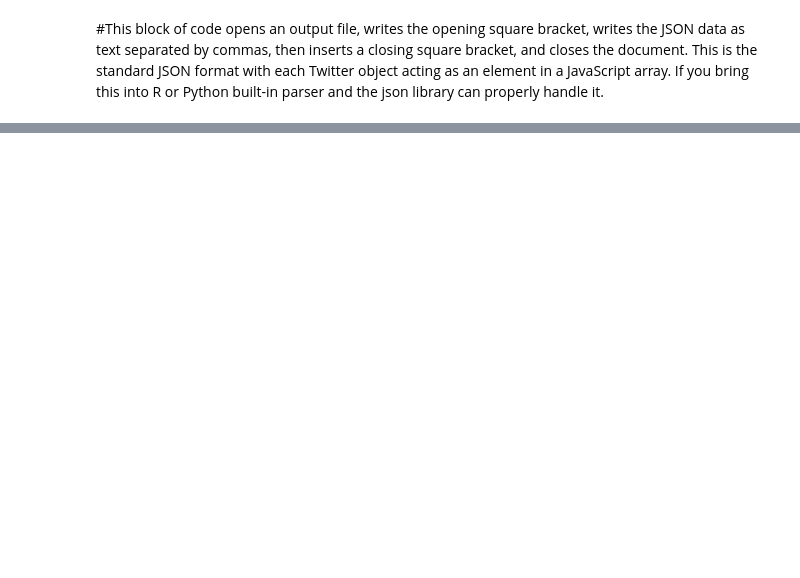
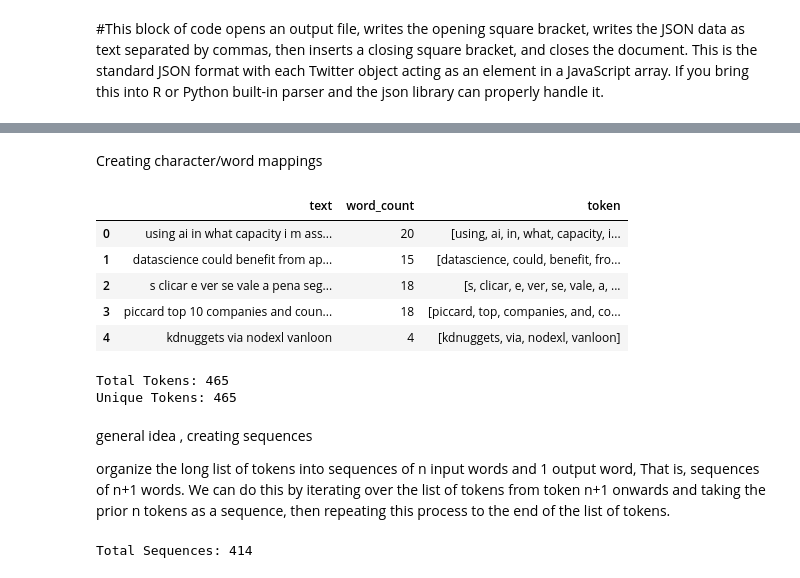
Before and after one commit to ManaliSharma/Umbrella_Academy, a Jupyter notebook: After_Metadata.ipynb, the cells around one changed output, grey strips where cells are left out. Saved outputs shown, nothing was run; the diff lists cells and outputs as text; code cells hidden in the pictures; blank space fills up the shorter version.

```diff
--- a/After_Metadata.ipynb
+++ b/After_Metadata.ipynb
@@ -217,0 +229,32 @@ plt.axis("off")
+# %% [markdown]
+Creating character/word mappings
+# %%
+import string
+
+# turn a doc into clean tokens
+def clean_doc(row):
+    # replace '--' with a space ' '
+    text = row['text']
+    text = text.replace('--', ' ')
+    # split into tokens by white space
+    tokens = text.split()
+    # remove punctuation from each token
+    table = str.maketrans('', '', string.punctuation)
+    tokens = [w.translate(table) for w in tokens]
+    # remove remaining tokens that are not alphabetic
+    tokens = [word for word in tokens if word.isalpha()]
+    # make lower case
+    tokens = [word.lower() for word in tokens]
+    return tokens
+# %%
+df_cleaner['token'] = df_cleaner.apply(lambda row: clean_doc(row), axis =1)
+#loaded document as an argument and returns an array of clean tokens.
+# %%
+df_cleaner.head()
+# %% [output]
+|  | text | word_count | token |
+| 0 | using ai in what capacity i m ass... | 20 | [using, ai, in, what, capacity, i... |
+| 1 | datascience could benefit from ap... | 15 | [datascience, could, benefit, fro... |
+| 2 | s clicar e ver se vale a pena seg... | 18 | [s, clicar, e, ver, se, vale, a, ... |
+| 3 | piccard top 10 companies and coun... | 18 | [piccard, top, companies, and, co... |
+| 4 | kdnuggets via nodexl vanloon | 4 | [kdnuggets, via, nodexl, vanloon] |
@@ -217,0 +268,28 @@ plt.axis("off")
+# %%
+df_tokens=list_creation(df_cleaner['token'])
+print('Total Tokens: %d' % len(df_tokens))
+print('Unique Tokens: %d' % len(set(df_tokens)))
+# %% [output]
+Total Tokens: 465
+Unique Tokens: 465
+# %% [markdown]
+general idea , creating sequences
+
+organize the long list of tokens into sequences of n input words and 1 output word, That is, sequences of n+1 words.
+We can do this by iterating over the list of tokens from token n+1 onwards and taking the prior n tokens as a sequence, then repeating this process to the end of the list of tokens.
+# %%
+# organize into sequences of tokens
+length = 50 + 1
+sequences = list()
+df_tokens=list(df_tokens)
+for i in range(length, len(df_tokens)):
+    # select sequence of tokens
+    seq = df_tokens[i-length:i]
+    # convert into a line
+    line = ' '.join(seq)
+    # store
+    sequences.append(line)
+print('Total Sequences: %d' % len(sequences))
+#use sequences for modeling
+# %% [output]
+Total Sequences: 414
```
Also changed, not shown: parts of 25 cells of this notebook, 4 other files.
